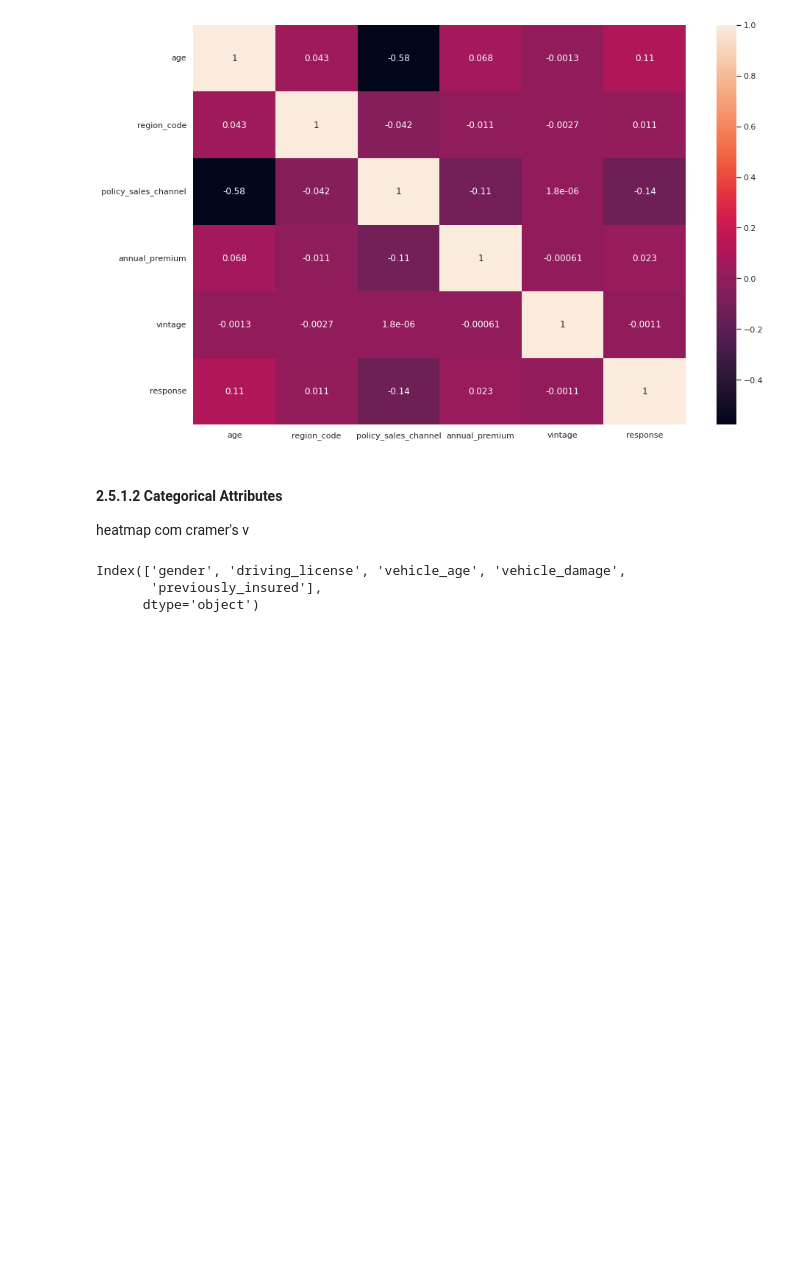
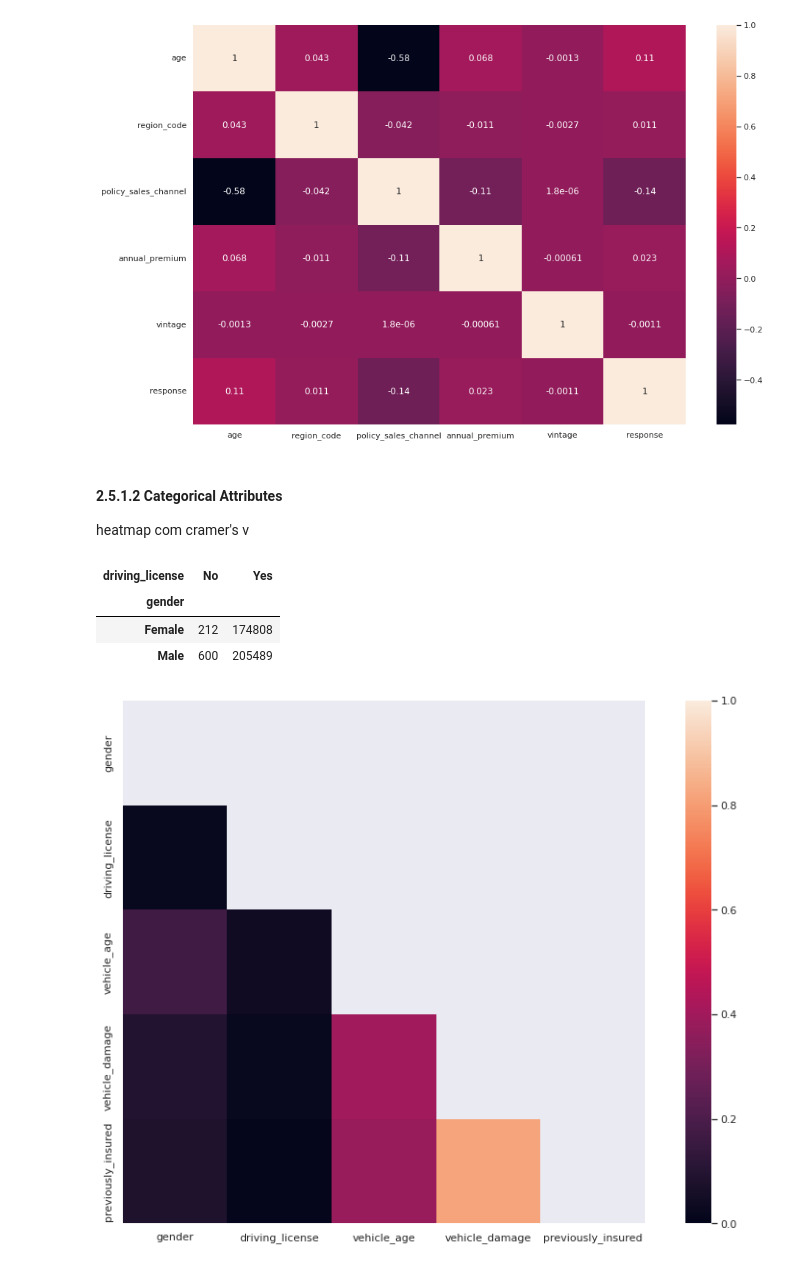
Before and after one commit to joaomj/health_insurance_cross_sell, a Jupyter notebook: health_insurance_cross-sell/notebooks/eda.ipynb, the cells around one changed output. Cells and saved outputs as stored; diff of their text form; code cells hidden in the pictures; blank space fills up the shorter version.

```diff
--- a/health_insurance_cross-sell/notebooks/eda.ipynb
+++ b/health_insurance_cross-sell/notebooks/eda.ipynb
@@ -483,9 +505,3 @@ sns.heatmap(correlation, annot=True);
 # %% [markdown]
 #### 2.5.1.2 Categorical Attributes
 heatmap com cramer's v
-# %%
-cat_att.columns
-# %% [output]
-Index(['gender', 'driving_license', 'vehicle_age', 'vehicle_damage',
-       'previously_insured'],
-      dtype='object')
@@ -493,0 +508,50 @@ Index(['gender', 'driving_license', 'vehicle_age', 'vehicle_damage',
+# %%
+"""
+Que jeito maravilhoso de comparar 02 variáveis categóricas!!! Pode substituir o groupby.
+"""
+
+#pd.crosstab(cat_att['gender'], cat_att['driving_license'], margins=True, margins_name='Total')
+
+pd.crosstab(cat_att['gender'], cat_att['driving_license'])
+# %% [output]
+| driving_license | No | Yes |
+| gender |  |  |
+| Female | 212 | 174808 |
+| Male | 600 | 205489 |
+# %%
+# calculating cramers-v | Useful to determine the strength of a relationship between categorical variables
+# source: https://www.kaggle.com/chrisbss1/cramer-s-v-correlation-matrix
+
+# 01 - Convert categorical values into numerical values.
+# I'll use Label Encoding because all categories here have few values (eg 'Yes' or 'No')
+label = preprocessing.LabelEncoder()
+data_encoded = pd.DataFrame()
+
+for i in cat_att.columns:
+  data_encoded[i]=label.fit_transform(cat_att[i])
+
+
+# 02 - Perform Cramer's V test into each category then convert the results to dataframe.
+cramers_results= []
+
+for var1 in data_encoded:
+  col = []
+  for var2 in data_encoded: # perform cramer's V test two categories at a time
+    cramers =cramers_v(data_encoded[var1], data_encoded[var2]) # Cramer's V test
+    col.append(round(cramers,2)) # Keeping of the rounded value of the Cramer's V
+  cramers_results.append(col) # store test results
+
+df = pd.DataFrame(cramers_results, columns = data_encoded.columns, index =data_encoded.columns) # convert results (array) to dataframe
+
+
+# 03 - Plot a heatmap showing Cramer's V test results.
+# Preparing a mask to show an empty upper triangle on the heatmap
+mask = np.zeros_like(df) # return an array of zeros of same shape and type of df
+mask[np.triu_indices_from(mask)] = True # return indices of upper triangle of array and assign 'True' boolean value to this positions
+
+# Plotting heatmap
+with sns.axes_style("dark"):
+  ax = sns.heatmap(df, mask=mask,vmin=0., vmax=1, square=True) # where mask = True data will not be shown.
+plt.show();
+# %% [output]
+[figure, added]
```
Also changed, not shown: parts of 3 cells of this notebook.
